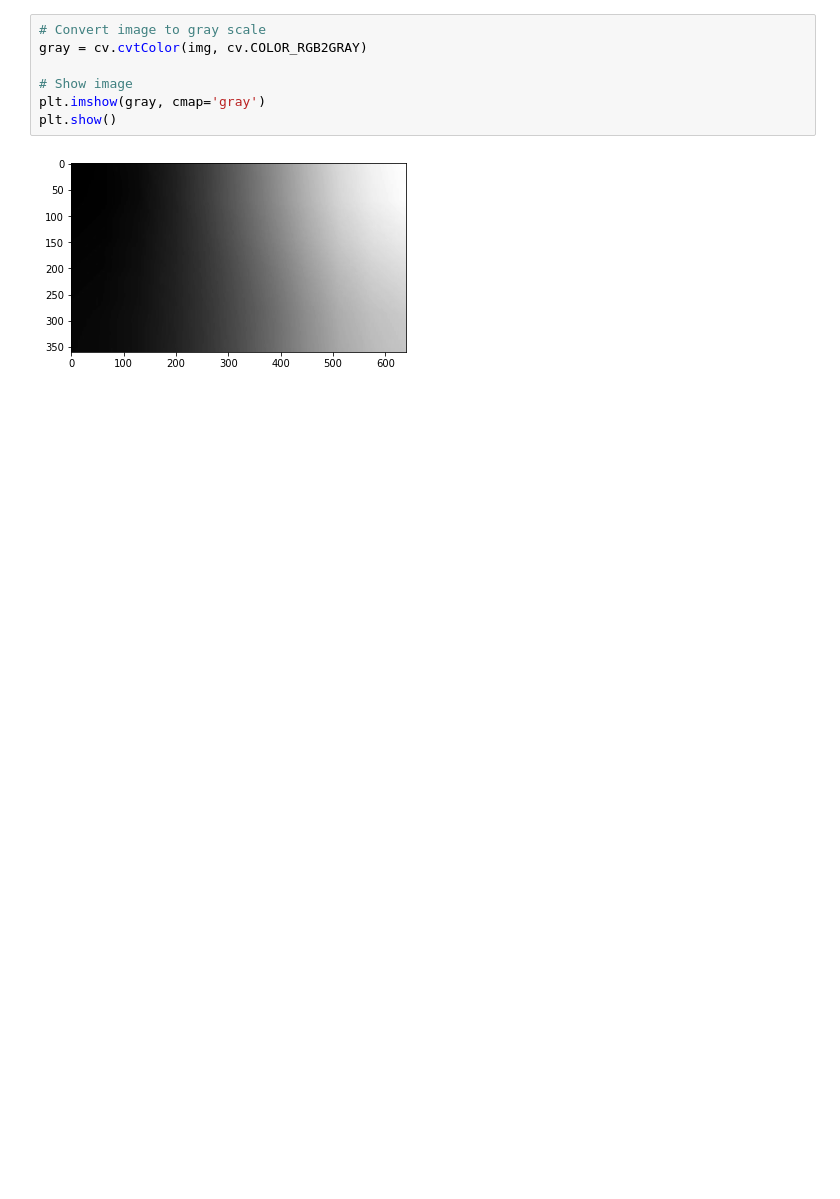
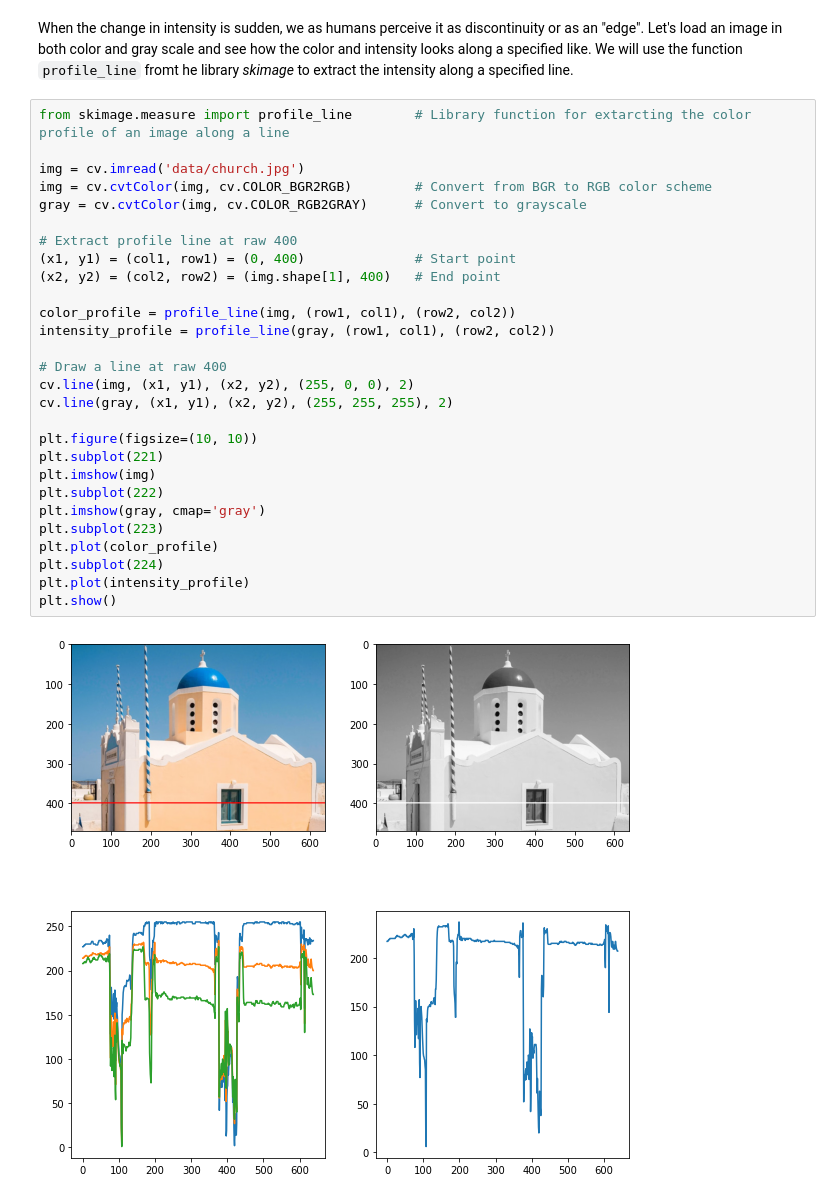
Before and after one commit to team-vmetsis/block8, a Jupyter notebook: 02.2-image_transformations_and_filters-part2.ipynb, the cells around one changed output. Drawn from its saved outputs; the diff is of its cells as text; blank space fills up the shorter version.

```diff
--- a/02.2-image_transformations_and_filters-part2.ipynb
+++ b/02.2-image_transformations_and_filters-part2.ipynb
@@ -18,9 +20,32 @@ plt.show()
-# %%
-# Convert image to gray scale
-gray = cv.cvtColor(img, cv.COLOR_RGB2GRAY)
-
-# Show image
-plt.imshow(gray, cmap='gray')
-plt.show()
-# %% [output]
-[figure, removed]
+# %% [markdown]
+When the change in intensity is sudden, we as humans perceive it as discontinuity or as an "edge". Let's load an image in both color and gray scale and see how the color and intensity looks along a specified like. We will use the function `profile_line` fromt he library *skimage* to extract the intensity along a specified line.
+# %%
+from skimage.measure import profile_line        # Library function for extarcting the color profile of an image along a line
+
+img = cv.imread('data/church.jpg')
+img = cv.cvtColor(img, cv.COLOR_BGR2RGB)        # Convert from BGR to RGB color scheme
+gray = cv.cvtColor(img, cv.COLOR_RGB2GRAY)      # Convert to grayscale
+
+# Extract profile line at raw 400
+(x1, y1) = (col1, row1) = (0, 400)              # Start point
+(x2, y2) = (col2, row2) = (img.shape[1], 400)   # End point
+
+color_profile = profile_line(img, (row1, col1), (row2, col2))
+intensity_profile = profile_line(gray, (row1, col1), (row2, col2))
+
+# Draw a line at raw 400
+cv.line(img, (x1, y1), (x2, y2), (255, 0, 0), 2)
+cv.line(gray, (x1, y1), (x2, y2), (255, 255, 255), 2)
+
+plt.figure(figsize=(10, 10))
+plt.subplot(221)
+plt.imshow(img)
+plt.subplot(222)
+plt.imshow(gray, cmap='gray')
+plt.subplot(223)
+plt.plot(color_profile)
+plt.subplot(224)
+plt.plot(intensity_profile)
+plt.show()
+# %% [output]
+[figure, added]
```
Also changed, not shown: parts of 15 cells of this notebook, 1 other file.
